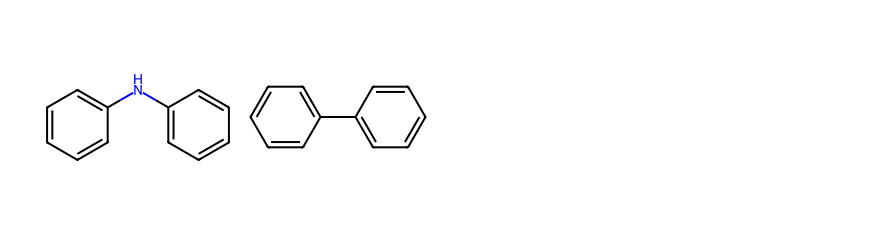
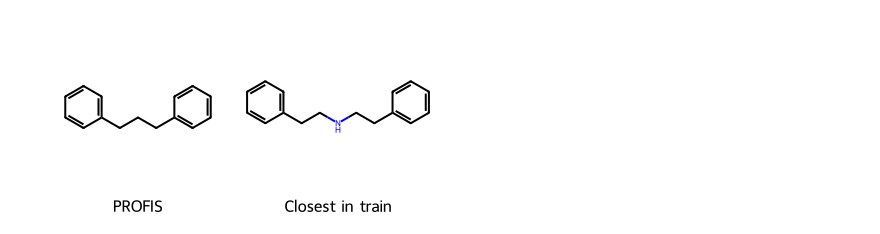
Before and after one commit to hubertrybka/profis-2, a Jupyter notebook: analysis/scaffold.ipynb, the cells around one changed output. Cells and saved outputs as stored; diff of their text form; code cells hidden in the pictures.

```diff
--- a/analysis/scaffold.ipynb
+++ b/analysis/scaffold.ipynb
@@ -19,6 +19,7 @@ fps_train = [AllChem.GetMorganFingerprintAsBitVect(mol, 2, nBits=512) for mol in
 # read the predictions
 
 df = pd.read_csv('../results/latent_vectors_20241217_173316/preds_20241218-131752/predictions.csv')
+df = df[df['qed'] > 0.5]
 df.head()
 # %% [output]
 |  | idx | smiles | largest_ring | num_rings | qed | mol_wt | num_HBA | num_HBD | logP | ... |
@@ -70,6 +71,9 @@ scaffolds_df.head()
 # %%
 import seaborn as sns
 
-sns.histplot(scaffolds_df['novelty_score'])
+sns.set_style('white')
+sns.set_context('talk')
+
+sns.histplot(scaffolds_df['novelty_score'], bins=15, color='hotpink')
 # %% [output]
 <Axes: xlabel='novelty_score', ylabel='Count'>
@@ -77,10 +100,10 @@ sns.histplot(scaffolds_df['novelty_score'])
 # %%
 # draw pairs of scaffolds
 
 from rdkit.Chem import Draw
 
-i = 18
+i = 28
 
-Draw.MolsToGridImage([scaffolds_df['scaffold_pred'][i], scaffolds_df['scaffold_train'][i]], molsPerRow=2)
+Draw.MolsToGridImage([scaffolds_df['scaffold_pred'][i], scaffolds_df['scaffold_train'][i]], molsPerRow=2, legends=['PROFIS', 'Closest in train'])
 # %% [output]
-[figure, old version]
+[figure, new version]
```
Also changed, not shown: parts of 5 cells of this notebook, 2 other files.
